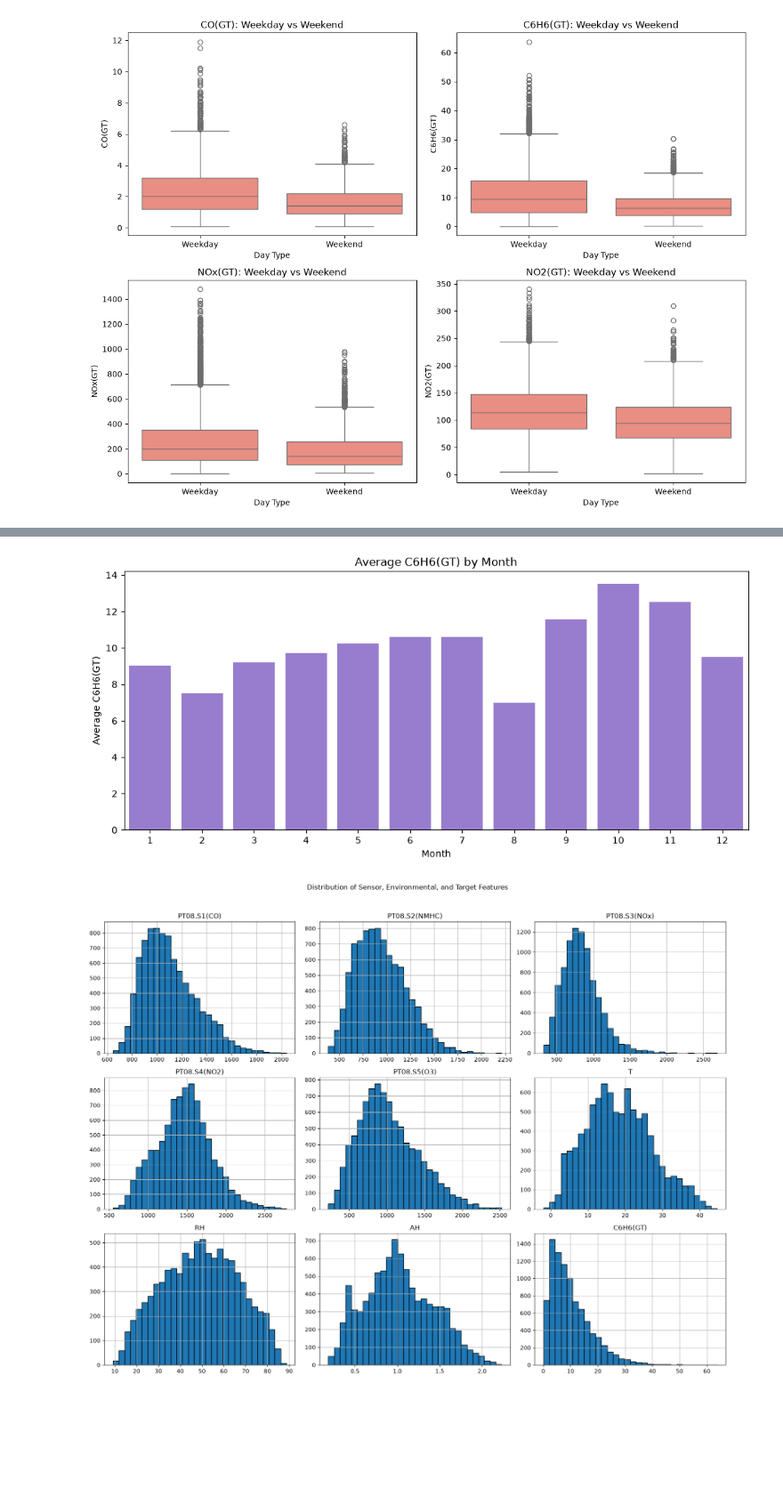
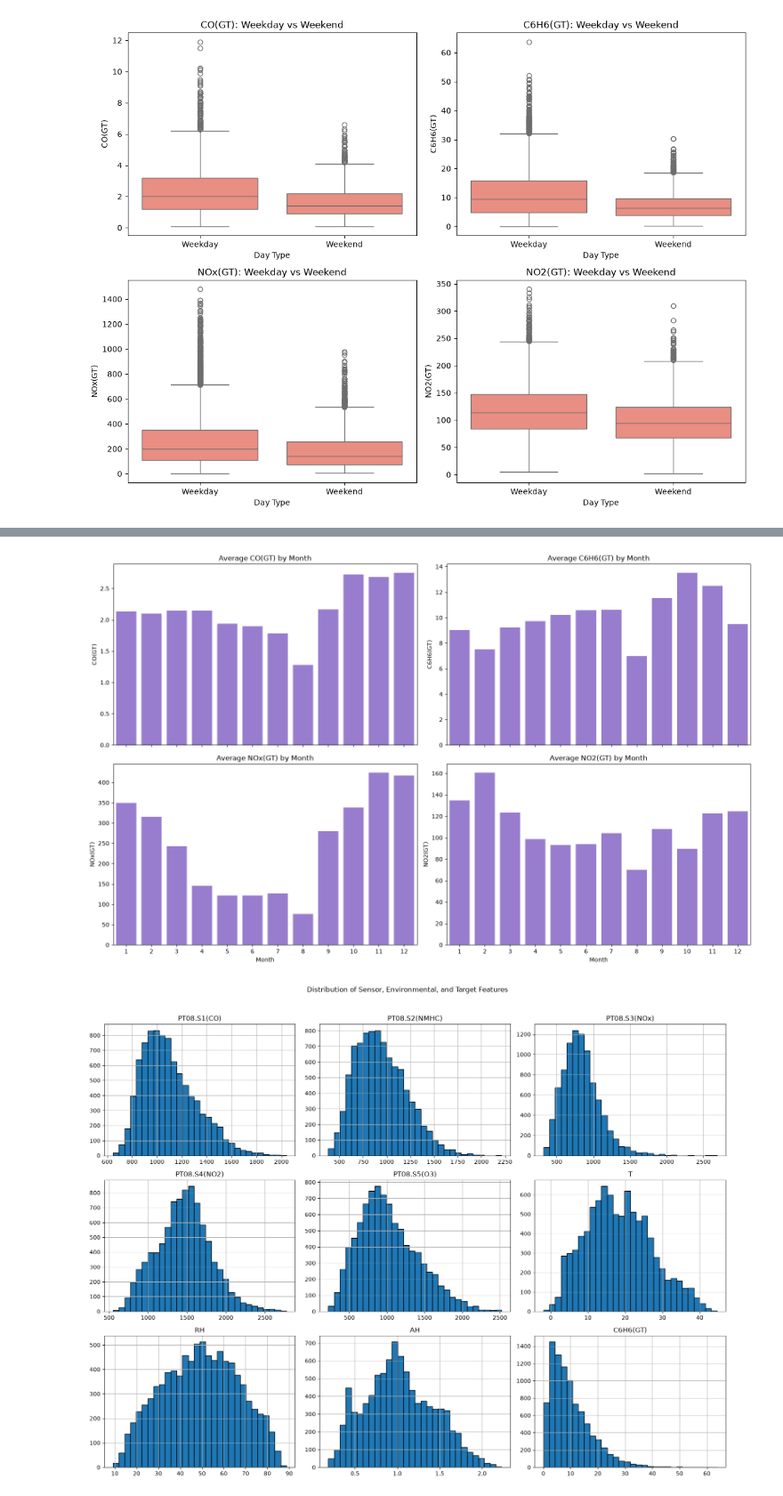
Before and after one commit to AkmalFazli27/air-quality-estimation, a Jupyter notebook: notebooks/eda.ipynb, the cells around one changed output, grey strips where cells are left out. Shown at 89% size. Saved outputs shown, nothing was run; the diff lists cells and outputs as text; code cells hidden in the pictures; blank space fills up the shorter version.

Commit message:
refactor: visualize pattern by month for each target

```diff
--- a/notebooks/eda.ipynb
+++ b/notebooks/eda.ipynb
@@ -516,20 +536,24 @@ plt.show()
 # %%
-monthly_target = df.groupby("month")[target].mean()
+fig, axes = plt.subplots(2, 2, figsize=(16, 10), sharex=True)
 
-plt.figure(figsize=(12, 5))
+for ax, target in zip(axes.flat, target_columns):
+    monthly_summary = df.groupby("month")[target].mean()
 
-sns.barplot(
-    x=monthly_target.index,
-    y=monthly_target.values,
-    color="mediumpurple"
-)
+    sns.barplot(
+        x=monthly_summary.index,
+        y=monthly_summary.values,
+        color="mediumpurple",
+        ax=ax
+    )
 
-plt.title("Average C6H6(GT) by Month")
-plt.xlabel("Month")
-plt.ylabel("Average C6H6(GT)")
+    ax.set_title(f"Average {target} by Month")
+    ax.set_xlabel("Month")
+    ax.set_ylabel(target)
+
+plt.tight_layout()
 plt.show()
 # %% [output]
-[figure, old version]
+[figure, new version]
 # %%
 numeric_columns = feature_columns + [target]
 
```
Also changed, not shown: parts of 1 cell of this notebook.
